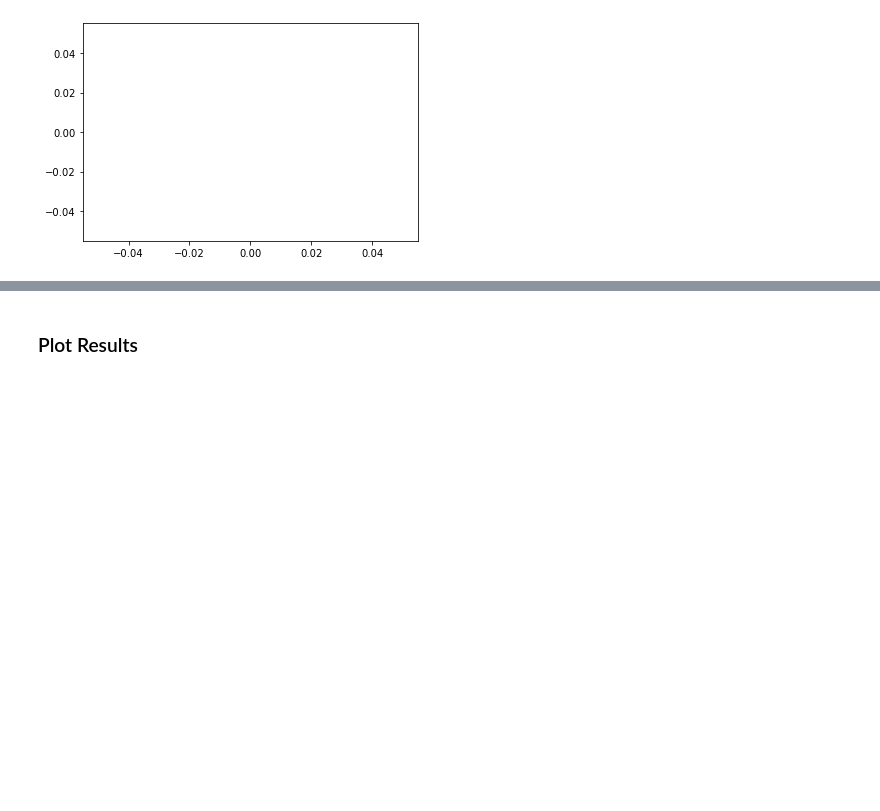
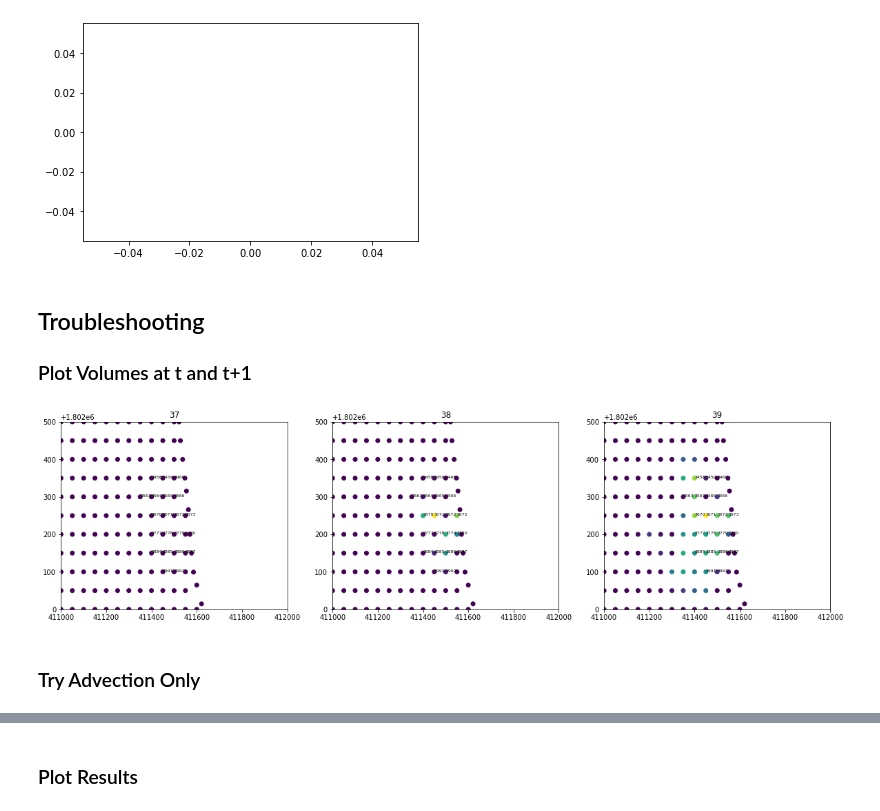
Before and after one commit to EcohydrologyTeam/ClearWater-riverine, a Jupyter notebook: examples/Sparse_Matrix_Framework-muncie.ipynb, the cells around one changed output, grey strips where cells are left out. Drawn from its saved outputs; the diff is of its cells as text; code cells hidden in the pictures; blank space fills up the shorter version.

```diff
--- a/examples/Sparse_Matrix_Framework-muncie.ipynb
+++ b/examples/Sparse_Matrix_Framework-muncie.ipynb
@@ -369,3 +365,29 @@ plt.show()
 # %% [output]
 [figure]
 [figure]
+# %% [markdown]
+## Troubleshooting
+
+### Plot Volumes at t and t+1
+# %%
+fig, ax = plt.subplots(1,3)
+fig.set_size_inches(20,5)
+
+times = [37, 38, 39]
+for t in range(len(times)):
+    x = ds_zarr.face_x
+    y = ds_zarr.face_y
+    ax[t].scatter(x,y, c=ds_zarr.volume[times[t]])
+    ax[t].set_title(times[t])
+
+for a in ax:
+    a.set_ylim(1.8020 * 10**6, 1.8025*10**6)
+    a.set_xlim(411000, 412000)
+    for v in [3458, 3459, 3460, 3563, 3564, 3565, 3566, 3670, 3671, 3672, 3673, 3777, 3778, 3779, 3780, 3884, 3885, 3886, 3887, 3991, 3992]:
+        a.annotate(v, (x[v], y[v]), fontsize=6)
+
+plt.show()
+# %% [output]
+[figure, added]
+# %% [markdown]
+### Try Advection Only
```
Also changed, not shown: parts of 41 cells of this notebook, 2 other files.
